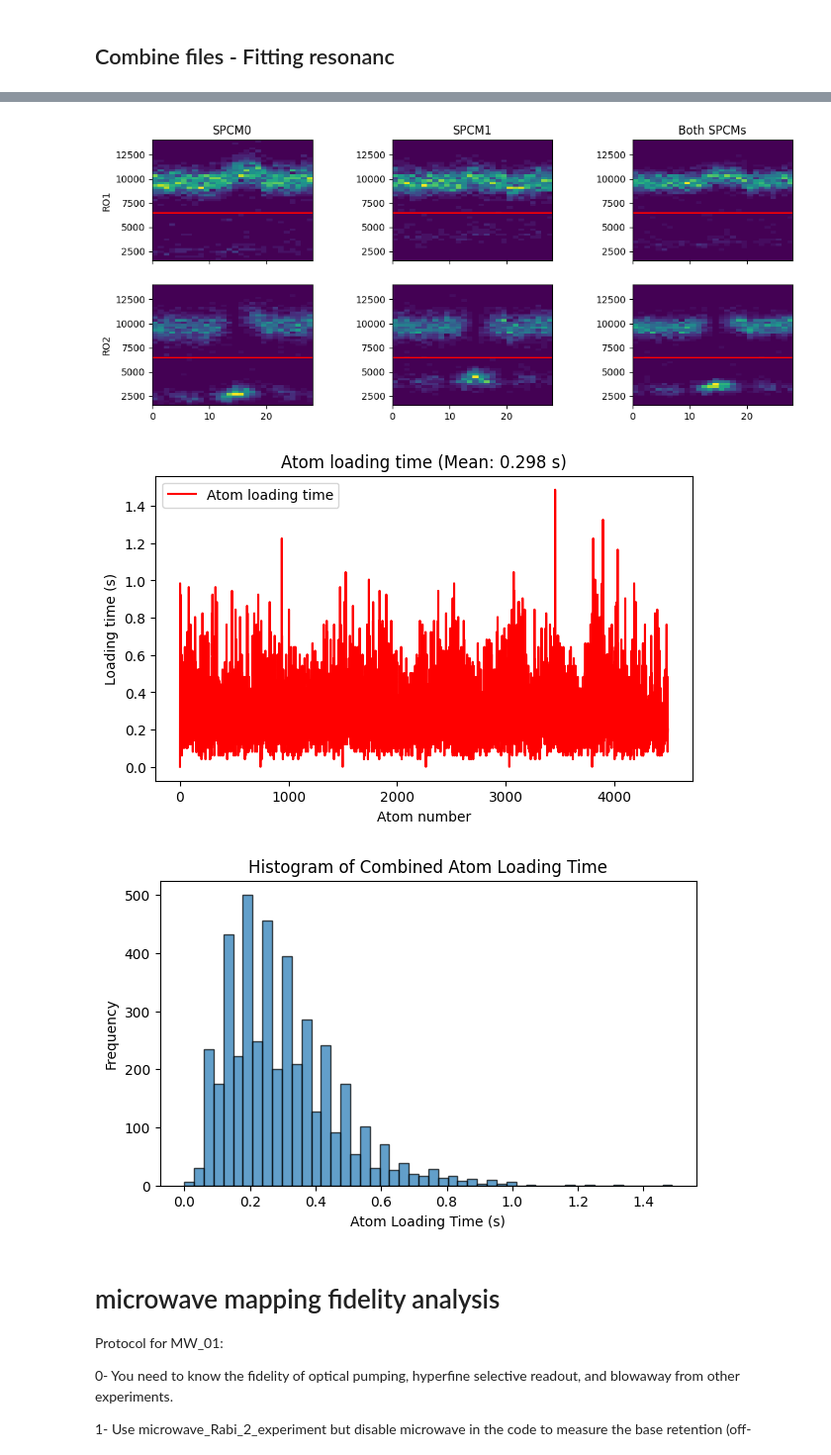
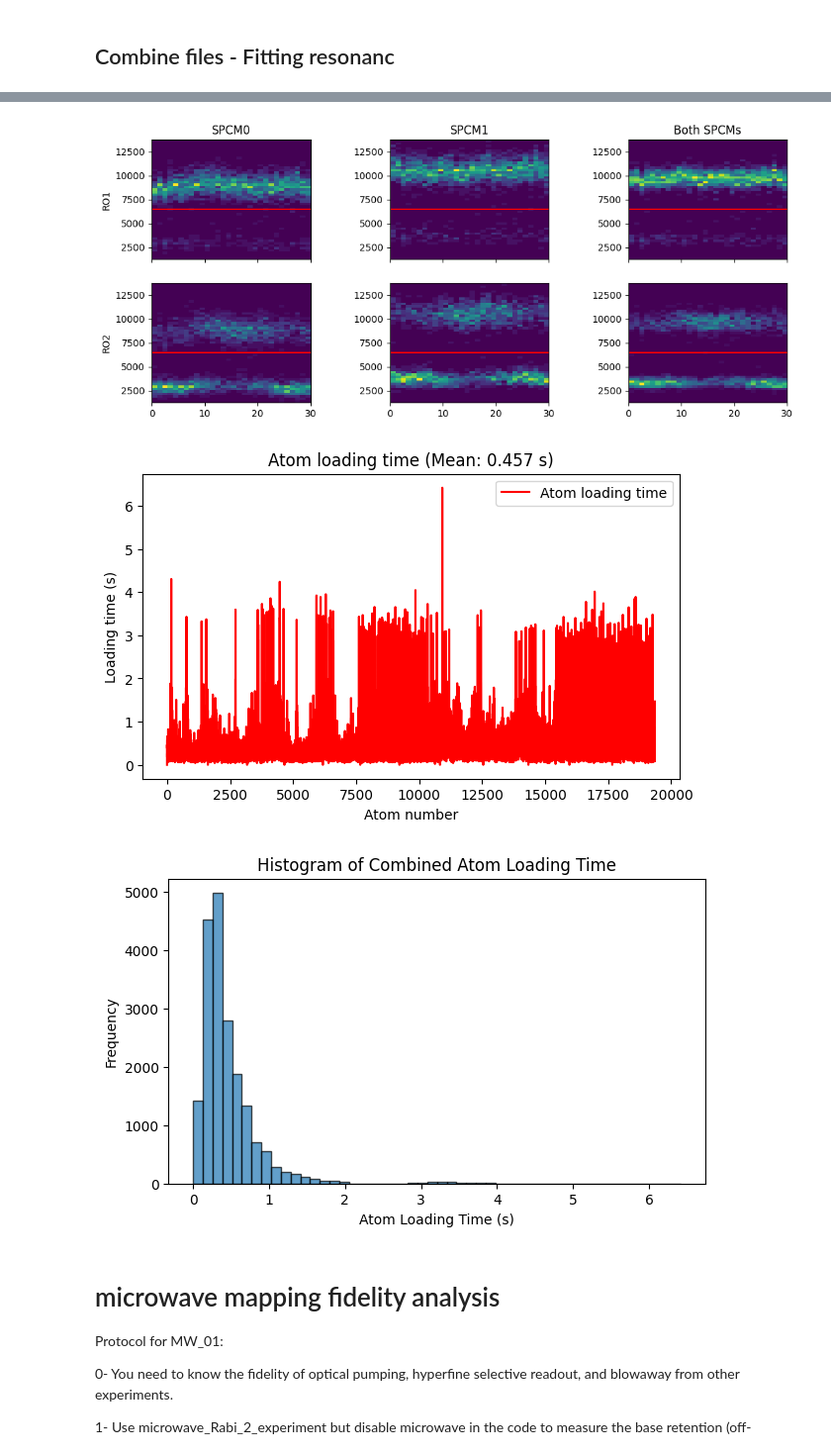
Before and after one commit to QuantumQuadrate/qn_artiq_routines, a Jupyter notebook: Analysis/Microwave analysis/Microwave_analysis_2025.ipynb, the cells around one changed output, grey strips where cells are left out. Shown at 99% size. Saved outputs shown, nothing was run; the diff lists cells and outputs as text; code cells hidden in the pictures.

```diff
--- a/Analysis/Microwave analysis/Microwave_analysis_2025.ipynb
+++ b/Analysis/Microwave analysis/Microwave_analysis_2025.ipynb
@@ -2,7 +2,7 @@
 # Mapping atom analysis
 Valid for experiments from 2025-04-30 until ...
 # %%
-date_filters = ["2026-03-29"]
+date_filters = ["2026-03-30","2026-03-31"]
 
 from matplotlib import pyplot as plt
 import matplotlib as mpl
@@ -75,7 +79,7 @@ With fitting the resonance for microwave scans
 """
 # ### the file(s) to analyze:
 # file_indices = {
-#     26:'',
+#     22:'',
 #     # 63:'',
 #     # 65:'',
 #     # 67:'',
@@ -84,7 +88,7 @@ With fitting the resonance for microwave scans
 #     # 37:'',
 # }
 
-file_indices = {i: '' for i in range(0, 11, 2)}
+file_indices = {i: '' for i in range(34, 57, 2)}
 
 compare = True # compare multiple files in the same retention and loading plots
 otsu_threshold = False # compute threshold using Otsu method instead doing it by eye. only work when require atom loading = False
@@ -93,7 +97,7 @@ showloading = True
 custom_xlabel = True
 merge_data = False # if True, the datasets will be combined, and if fit=True, the new merged data will be fit. don't try this in 2D
 fit = True
-is_it_a_peak = False ### use True if the resonance we are trying to fit shows as a peak. False for a dip resonance.
+is_it_a_peak = True ### use True if the resonance we are trying to fit shows as a peak. False for a dip resonance.
 
 showhist_counts = False
 
@@ -420,6 +424,6 @@ center=336989845.1482±410.9792, sigma=9131.9800±445.8715, ampl=0.9109±0.0365,
-[figure, old version]
+[figure, new version]
-[figure, old version]
+[figure, new version]
-[figure, old version]
+[figure, new version]
 # %% [markdown]
 # microwave mapping fidelity analysis
 
```
Also changed, not shown: parts of 2 cells of this notebook, 2 other files.
